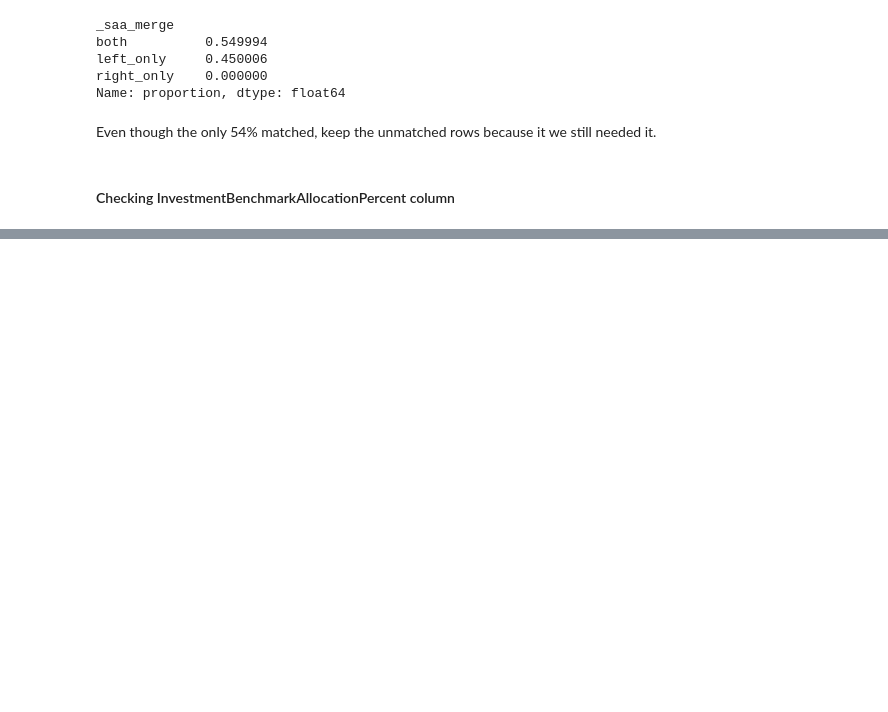
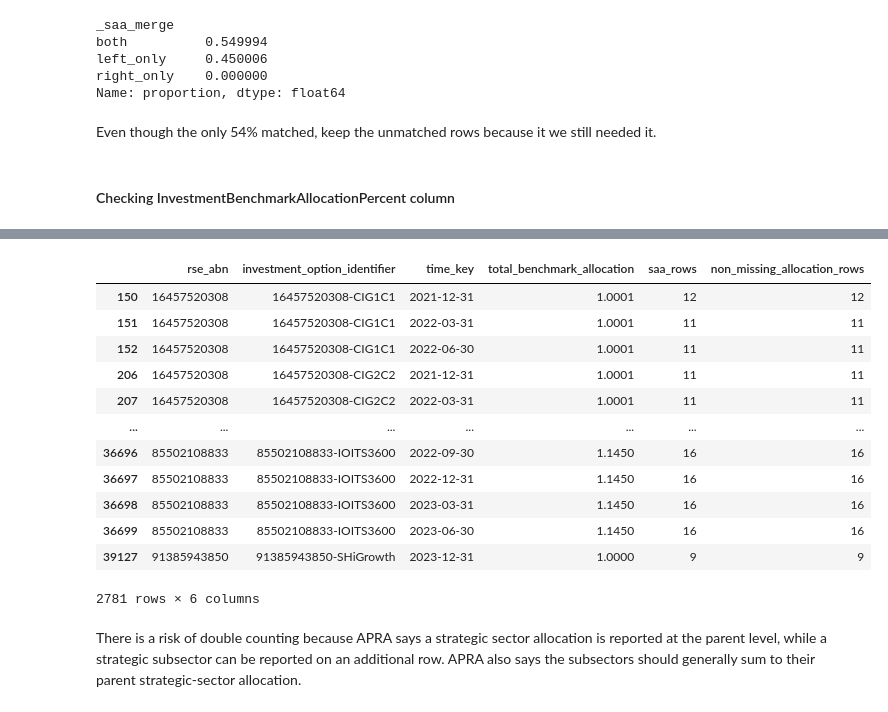
Before and after one commit to terra9/superannuation-performance-early-warning, a Jupyter notebook: notebooks/apra_data_audit.ipynb, the cells around one changed output, grey strips where cells are left out. Drawn from its saved outputs; the diff is of its cells as text; code cells hidden in the pictures; blank space fills up the shorter version.

```diff
--- a/notebooks/apra_data_audit.ipynb
+++ b/notebooks/apra_data_audit.ipynb
@@ -3607,0 +3667,28 @@ Even though the only 54% matched, keep the unmatched rows because it we still ne
+# %%
+option_period_keys = [
+    "rse_abn",
+    "investment_option_identifier",
+    "time_key",
+]
+
+option_period_allocation = (
+    historical_saa
+    .groupby(
+        option_period_keys,
+        as_index=False
+    )
+    .agg(
+        total_benchmark_allocation=(
+            "InvestmentBenchmarkAllocationPercent",
+            "sum"
+        ),
+        saa_rows=(
+            "InvestmentBenchmarkAllocationPercent",
+            "size"
+        ),
+        non_missing_allocation_rows=(
+            "InvestmentBenchmarkAllocationPercent",
+            "count"
+        ),
+    )
+)
@@ -3607,0 +3709,20 @@ Even though the only 54% matched, keep the unmatched rows because it we still ne
+# %%
+option_period_allocation.loc[~option_period_allocation[
+        "total_benchmark_allocation"
+    ].between(0, 1)]
+# %% [output]
+|  | rse_abn | investment_option_identifier | time_key | total_benchmark_allocation | saa_rows | non_missing_allocation_rows |
+| 150 | 16457520308 | 16457520308-CIG1C1 | 2021-12-31 | 1.0001 | 12 | 12 |
+| 151 | 16457520308 | 16457520308-CIG1C1 | 2022-03-31 | 1.0001 | 11 | 11 |
+| 152 | 16457520308 | 16457520308-CIG1C1 | 2022-06-30 | 1.0001 | 11 | 11 |
+| 206 | 16457520308 | 16457520308-CIG2C2 | 2021-12-31 | 1.0001 | 11 | 11 |
+| 207 | 16457520308 | 16457520308-CIG2C2 | 2022-03-31 | 1.0001 | 11 | 11 |
+| ... | ... | ... | ... | ... | ... | ... |
+| 36696 | 85502108833 | 85502108833-IOITS3600 | 2022-09-30 | 1.1450 | 16 | 16 |
+| 36697 | 85502108833 | 85502108833-IOITS3600 | 2022-12-31 | 1.1450 | 16 | 16 |
+| 36698 | 85502108833 | 85502108833-IOITS3600 | 2023-03-31 | 1.1450 | 16 | 16 |
+| 36699 | 85502108833 | 85502108833-IOITS3600 | 2023-06-30 | 1.1450 | 16 | 16 |
+| 39127 | 91385943850 | 91385943850-SHiGrowth | 2023-12-31 | 1.0000 | 9 | 9 |
+2781 rows × 6 columns
+# %% [markdown]
+There is a risk of double counting because APRA says a strategic sector allocation is reported at the parent level, while a strategic subsector can be reported on an additional row. APRA also says the subsectors should generally sum to their parent strategic-sector allocation.
```
Also changed, not shown: parts of 23 cells of this notebook.
